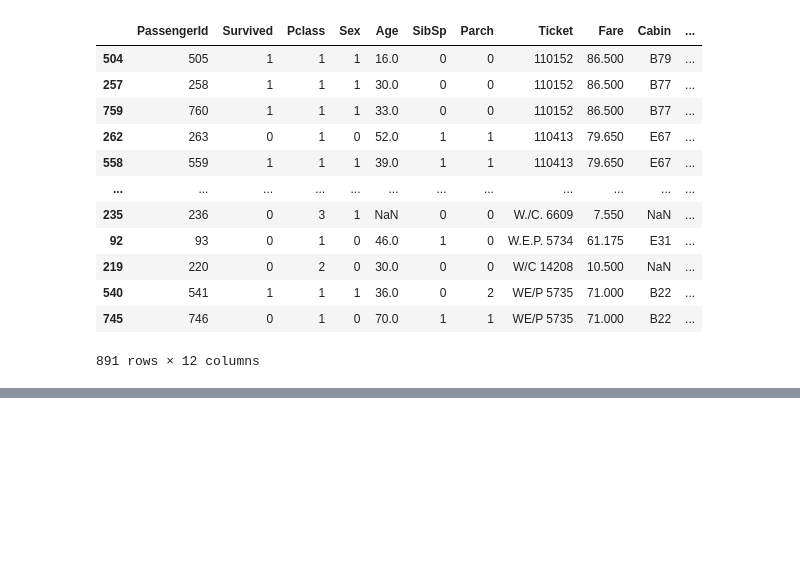
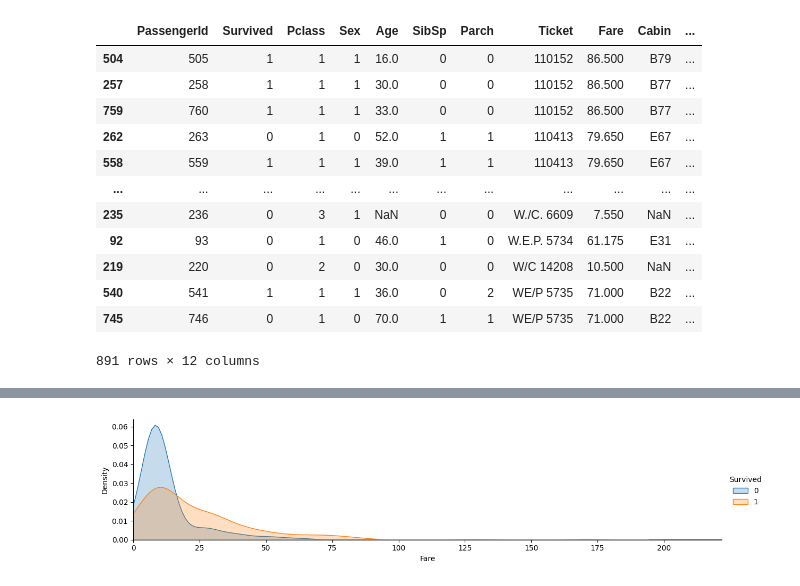
Before and after one commit to jeonchan05/titanic_dev, a Jupyter notebook: code/titanicclass-1 복사본.ipynb, the cells around one changed output, grey strips where cells are left out. Saved outputs shown, nothing was run; the diff lists cells and outputs as text; code cells hidden in the pictures; blank space fills up the shorter version.

```diff
--- a/code/titanicclass-1 복사본.ipynb
+++ b/code/titanicclass-1 복사본.ipynb
@@ -188,3 +240,11 @@ train["Fare"].fillna(train.groupby('Pclass')['Fare'].transform('median'), inplac
 
 # test data set
 test["Fare"].fillna(test.groupby('Pclass')['Fare'].transform('median'), inplace=True)
+# %%
+facet = sns.FacetGrid(train, hue='Survived', aspect=4) # object만 생성한다.
+facet.map(sns.kdeplot, 'Fare', fill=True) # 데이터의 차트 연동
+facet.set(xlim=(0, train['Fare'].max())) # x축 범위 지정
+facet.add_legend() # 범례
+plt.show()
+# %% [output]
+[figure, added]
```
Also changed, not shown: parts of 23 cells of this notebook, 19 other files.
